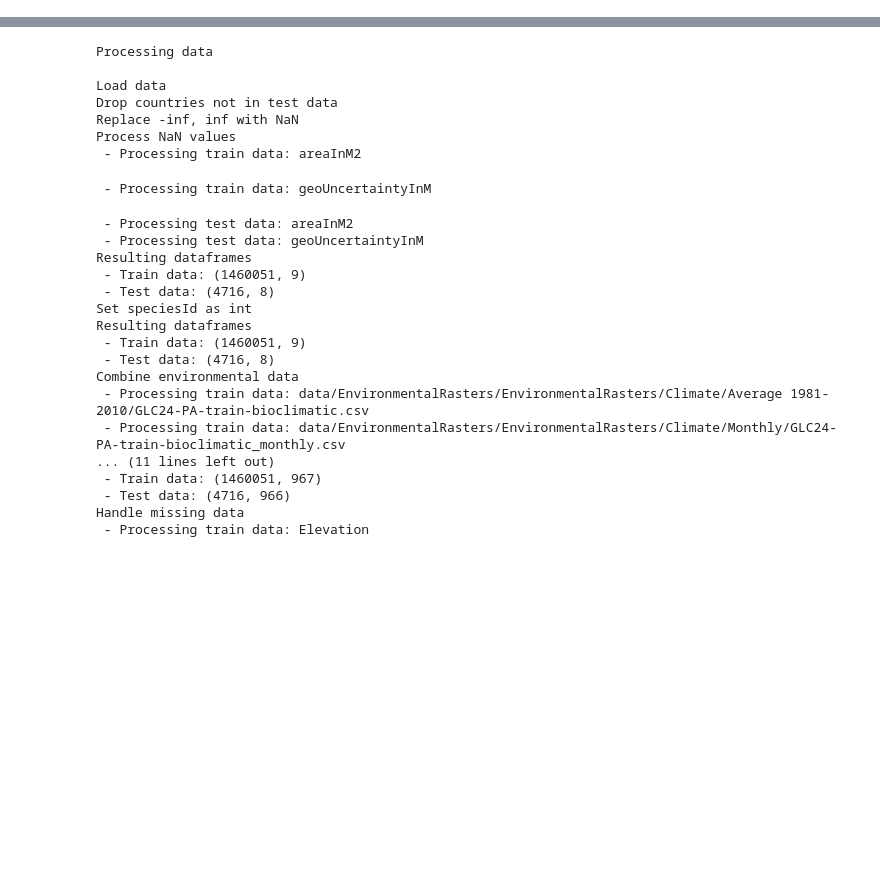
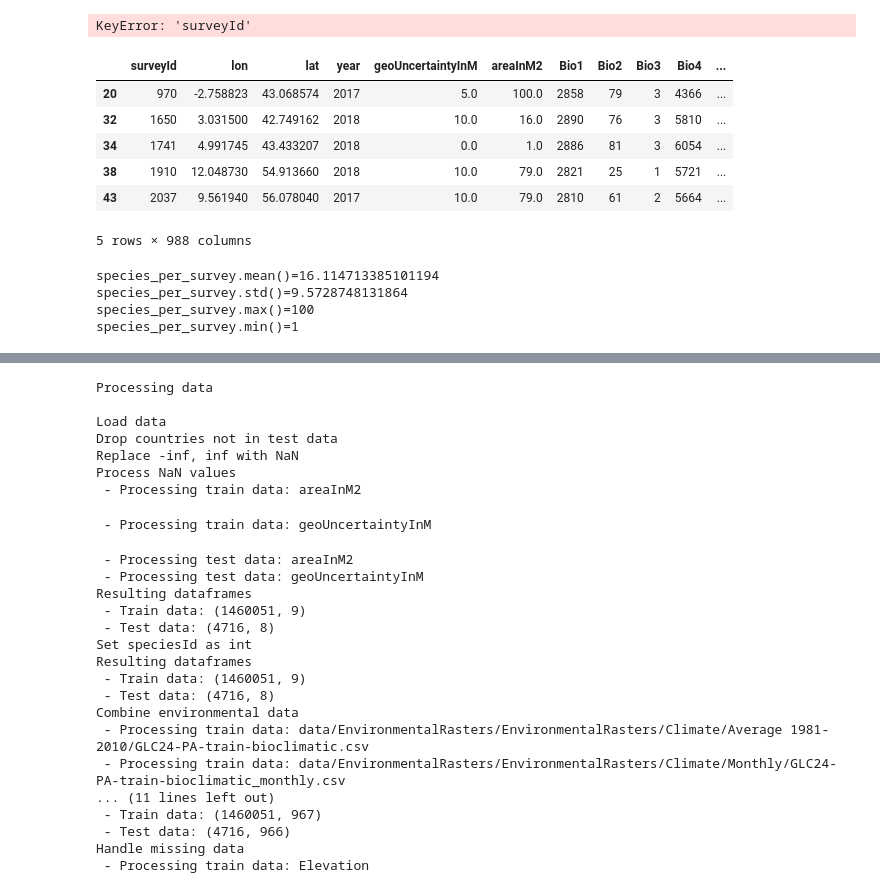
Before and after one commit to timchopard/ml-geolife, a Jupyter notebook: scratchpad-darren.ipynb, the cells around one changed output, grey strips where cells are left out. Saved outputs shown, nothing was run; the diff lists cells and outputs as text; code cells hidden in the pictures; blank space fills up the shorter version.

```diff
--- a/scratchpad-darren.ipynb
+++ b/scratchpad-darren.ipynb
@@ -0,0 +1,17 @@
+# %%
+import pandas as pd
+original_train_df = pd.read_csv("data/GLC24_PA_metadata_train.csv")
+# %% [output]
+KeyError: 'surveyId'
+# %%
+X_test = pd.read_pickle("processed_data/internal/test_X.pkl")
+# %%
+X_test.head()
+# %% [output]
+|  | surveyId | lon | lat | year | geoUncertaintyInM | areaInM2 | Bio1 | Bio2 | Bio3 | Bio4 | ... |
+| 20 | 970 | -2.758823 | 43.068574 | 2017 | 5.0 | 100.0 | 2858 | 79 | 3 | 4366 | ... |
+| 32 | 1650 | 3.031500 | 42.749162 | 2018 | 10.0 | 16.0 | 2890 | 76 | 3 | 5810 | ... |
+| 34 | 1741 | 4.991745 | 43.433207 | 2018 | 0.0 | 1.0 | 2886 | 81 | 3 | 6054 | ... |
+| 38 | 1910 | 12.048730 | 54.913660 | 2018 | 10.0 | 79.0 | 2821 | 25 | 1 | 5721 | ... |
+| 43 | 2037 | 9.561940 | 56.078040 | 2017 | 10.0 | 79.0 | 2810 | 61 | 2 | 5664 | ... |
+5 rows × 988 columns
@@ -0,0 +21,10 @@
+# %%
+print(f"{species_per_survey.mean()=}")
+print(f"{species_per_survey.std()=}")
+print(f"{species_per_survey.max()=}")
+print(f"{species_per_survey.min()=}")
+# %% [output]
+species_per_survey.mean()=16.114713385101194
+species_per_survey.std()=9.5728748131864
+species_per_survey.max()=100
+species_per_survey.min()=1
```
Also changed, not shown: parts of 2 cells of this notebook, 32 other files.
